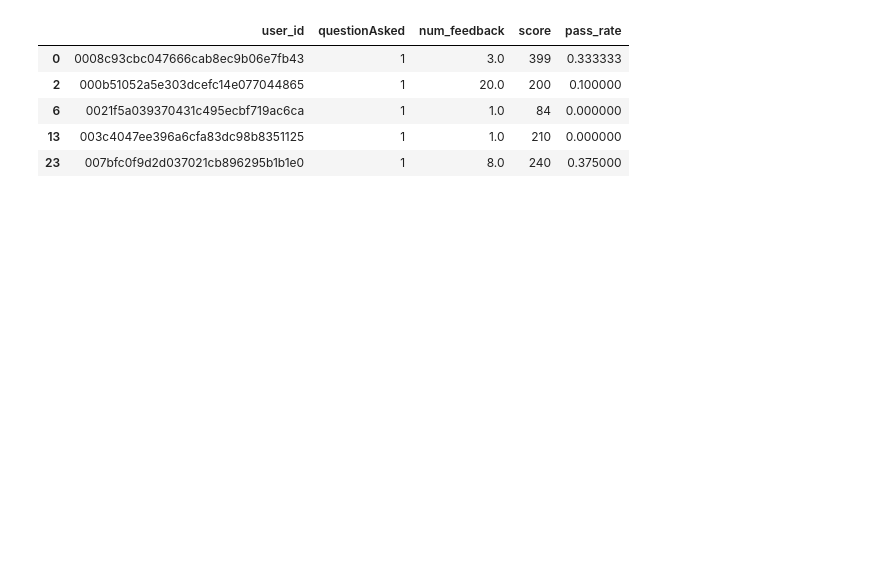
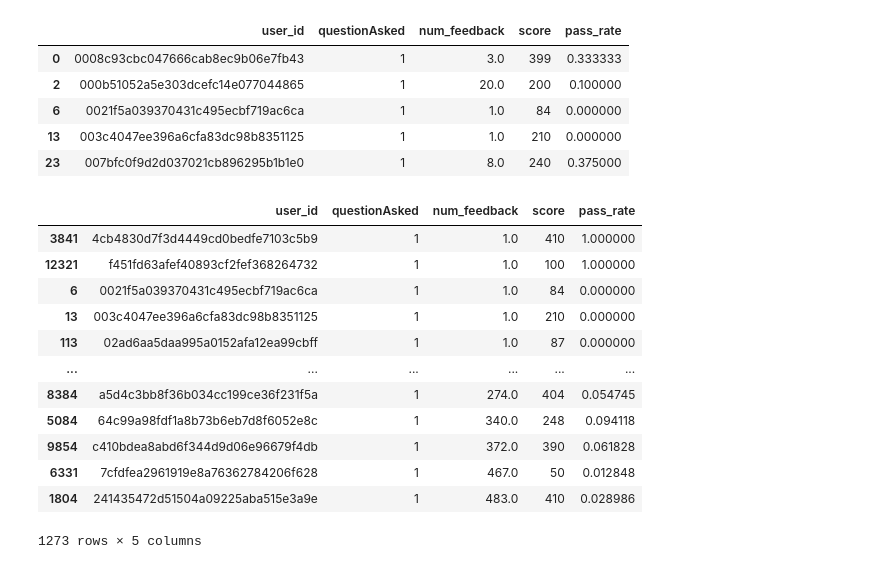
Before and after one commit to samchen0508/747-A2-data, a Jupyter notebook: results.ipynb, the cells around one changed output. Drawn from its saved outputs; the diff is of its cells as text; code cells hidden in the pictures; blank space fills up the shorter version.

```diff
--- a/results.ipynb
+++ b/results.ipynb
@@ -171,3 +171,20 @@ filter_nonAsked.head()
 | 6 | 0021f5a039370431c495ecbf719ac6ca | 1 | 1.0 | 84 | 0.000000 |
 | 13 | 003c4047ee396a6cfa83dc98b8351125 | 1 | 1.0 | 210 | 0.000000 |
 | 23 | 007bfc0f9d2d037021cb896295b1b1e0 | 1 | 8.0 | 240 | 0.375000 |
+# %%
+sorted_data = filter_nonAsked.sort_values(by=['num_feedback', 'pass_rate'], ascending=[True, False])
+sorted_data
+# %% [output]
+|  | user_id | questionAsked | num_feedback | score | pass_rate |
+| 3841 | 4cb4830d7f3d4449cd0bedfe7103c5b9 | 1 | 1.0 | 410 | 1.000000 |
+| 12321 | f451fd63afef40893cf2fef368264732 | 1 | 1.0 | 100 | 1.000000 |
+| 6 | 0021f5a039370431c495ecbf719ac6ca | 1 | 1.0 | 84 | 0.000000 |
+| 13 | 003c4047ee396a6cfa83dc98b8351125 | 1 | 1.0 | 210 | 0.000000 |
+| 113 | 02ad6aa5daa995a0152afa12ea99cbff | 1 | 1.0 | 87 | 0.000000 |
+| ... | ... | ... | ... | ... | ... |
+| 8384 | a5d4c3bb8f36b034cc199ce36f231f5a | 1 | 274.0 | 404 | 0.054745 |
+| 5084 | 64c99a98fdf1a8b73b6eb7d8f6052e8c | 1 | 340.0 | 248 | 0.094118 |
+| 9854 | c410bdea8abd6f344d9d06e96679f4db | 1 | 372.0 | 390 | 0.061828 |
+| 6331 | 7cfdfea2961919e8a76362784206f628 | 1 | 467.0 | 50 | 0.012848 |
+| 1804 | 241435472d51504a09225aba515e3a9e | 1 | 483.0 | 410 | 0.028986 |
+1273 rows × 5 columns
```
Also changed, not shown: parts of 2 cells of this notebook.
